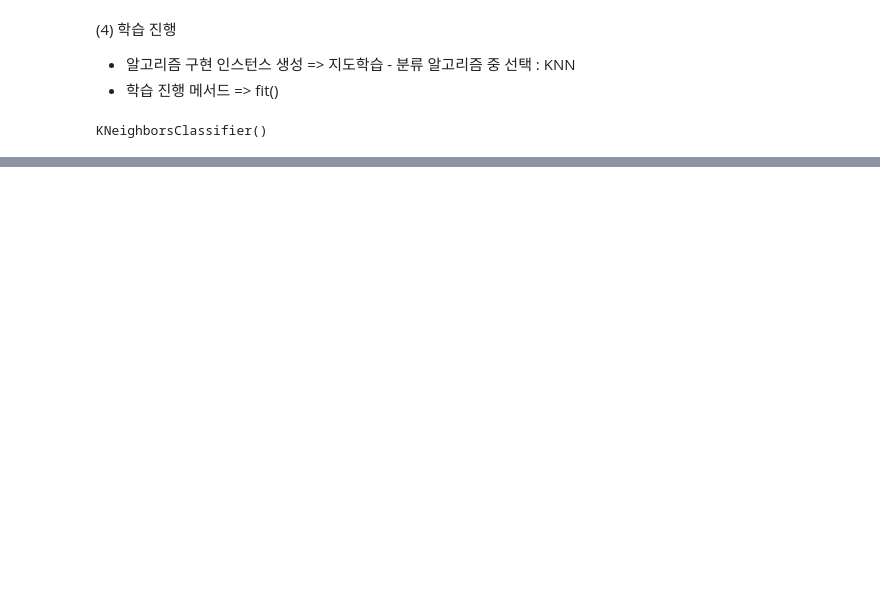
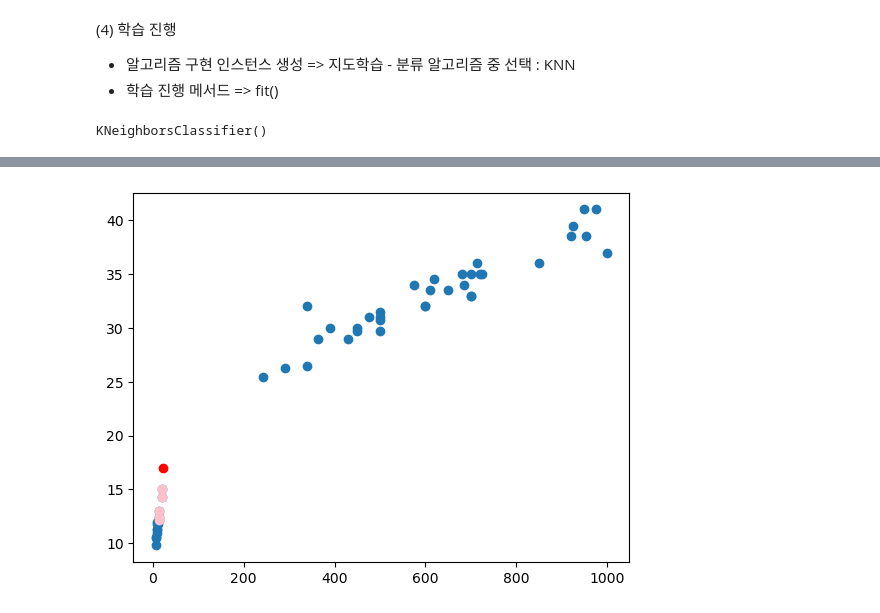
Before and after one commit to ParkHeeJin00/KDT-5_Study, a Jupyter notebook: MachineLearning/Day_01/ex_find_fish.ipynb, the cells around one changed output, grey strips where cells are left out. Cells and saved outputs as stored; diff of their text form; code cells hidden in the pictures; blank space fills up the shorter version.

```diff
--- a/MachineLearning/Day_01/ex_find_fish.ipynb
+++ b/MachineLearning/Day_01/ex_find_fish.ipynb
@@ -129,0 +158,8 @@ KNeighborsClassifier()
+# %%
+# [무게, 길이]
+new_data = pd.DataFrame([[21.8,17]], columns=model.feature_names_in_)
+
+# 학습 시 제공된 데이터와 같은 형태로 제공
+pred_y = model.predict(new_data)
+# 예측
+pred_y # 1이라고 예측
@@ -129,0 +174,6 @@ KNeighborsClassifier()
+# %%
+# 데이터와 최근접 이웃 데이터 => kneighbors() 메서드
+# 반환값 : 거리, 원소 번호
+dis, ind = model.kneighbors(new_data)
+# ndarray => list
+ind = ind.tolist()[0]
@@ -129,0 +211,10 @@ KNeighborsClassifier()
+# %%
+# 데이터 시각화
+plt.scatter(twofishDF['Weight'], twofishDF['Length'])
+# 새로운 데이터 시각화
+plt.plot(new_data['Weight'], new_data['Length'],'ro')
+# 새로운 데이터의 K개 최근접 이웃 데이터 시각화
+plt.scatter(twofishDF.loc[ind,'Weight'], twofishDF.loc[ind,'Length'], color = 'pink')
+plt.show()
+# %% [output]
+[figure, added]
```
Also changed, not shown: parts of 15 cells of this notebook, 27 other files.
